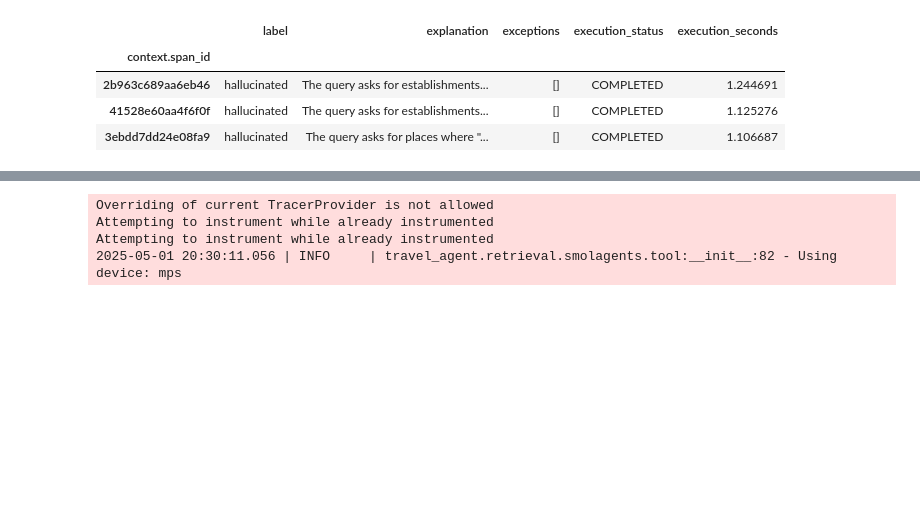
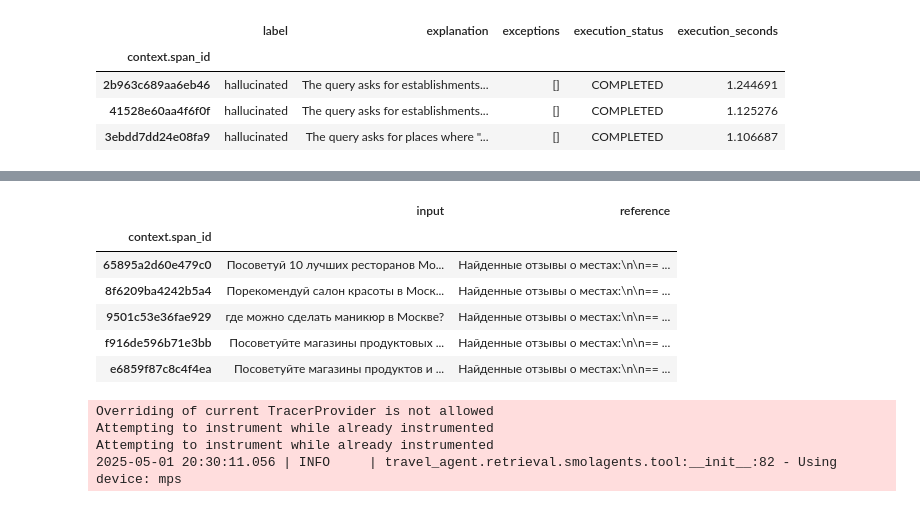
Before and after one commit to miem-refugees/travel-agent, a Jupyter notebook: notebooks/rag_evaluation.ipynb, the cells around one changed output, grey strips where cells are left out. Saved outputs shown, nothing was run; the diff lists cells and outputs as text; code cells hidden in the pictures; blank space fills up the shorter version.

```diff
--- a/notebooks/rag_evaluation.ipynb
+++ b/notebooks/rag_evaluation.ipynb
@@ -301 +362,20 @@ hallucination_classifications[hallucination_classifications["label"] == "halluci
+# %%
+tool_spans = (
+    px.Client()
+    .query_spans(
+        SpanQuery().where("name == 'TravelReviewQueryTool'").select(input="input.value", reference="output.value"),
+        project_name="yandexgpt",
+    )
+    .dropna()
+)
+tool_spans["input"] = tool_spans["input"].apply(lambda x: json.loads(x).get("kwargs", {}).get("query", ""))
+tool_spans.head()
+# %% [output]
+|  | input | reference |
+| context.span_id |  |  |
+| 65895a2d60e479c0 | Посоветуй 10 лучших ресторанов Мо... | Найденные отзывы о местах:\n\n== ... |
+| 8f6209ba4242b5a4 | Порекомендуй салон красоты в Моск... | Найденные отзывы о местах:\n\n== ... |
+| 9501c53e36fae929 | где можно сделать маникюр в Москве? | Найденные отзывы о местах:\n\n== ... |
+| f916de596b71e3bb | Посоветуйте магазины продуктовых ... | Найденные отзывы о местах:\n\n== ... |
+| e6859f87c8c4f4ea | Посоветуйте магазины продуктов и ... | Найденные отзывы о местах:\n\n== ... |
 # %%
```
Also changed, not shown: parts of 15 cells of this notebook.
